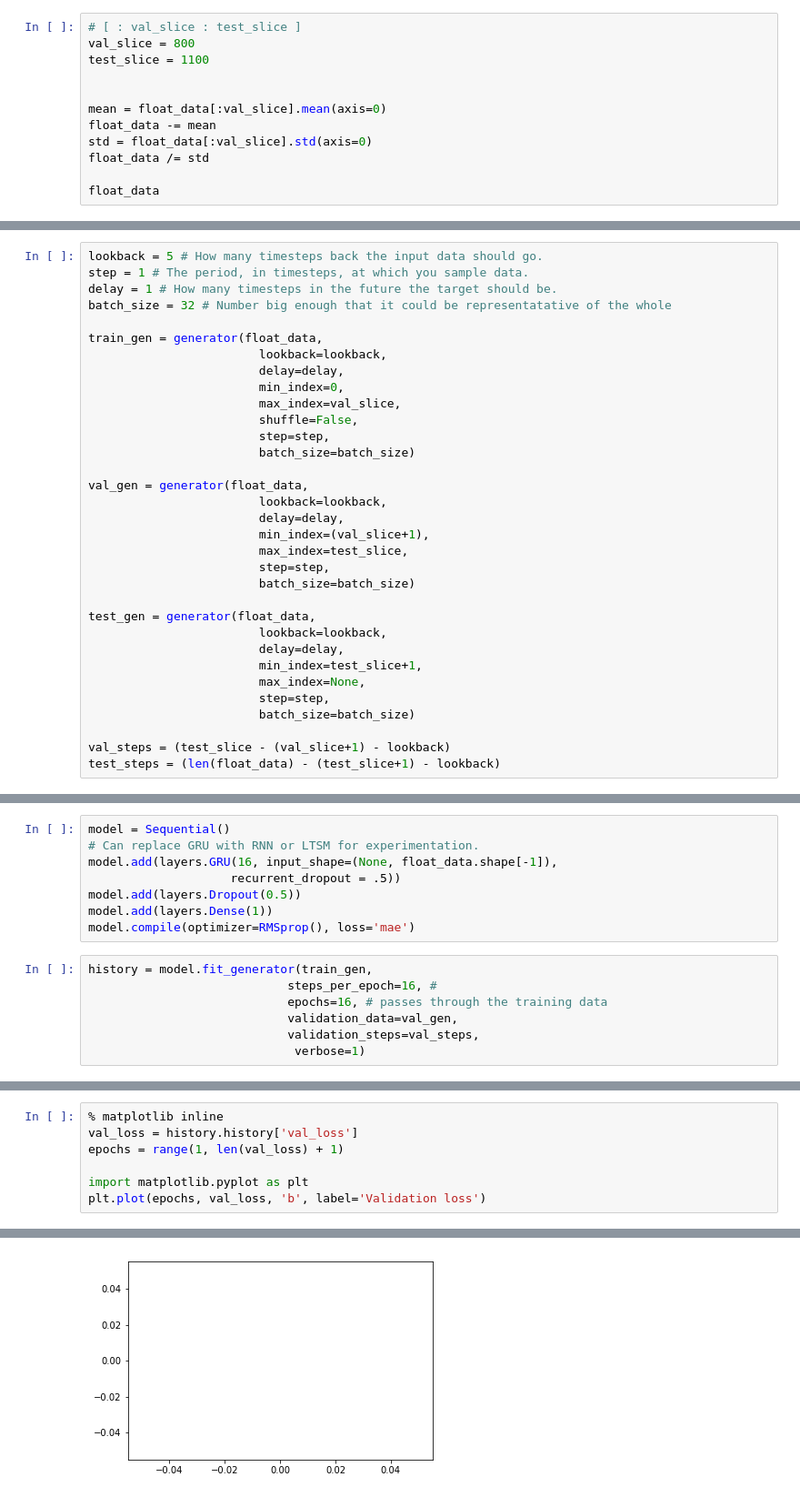
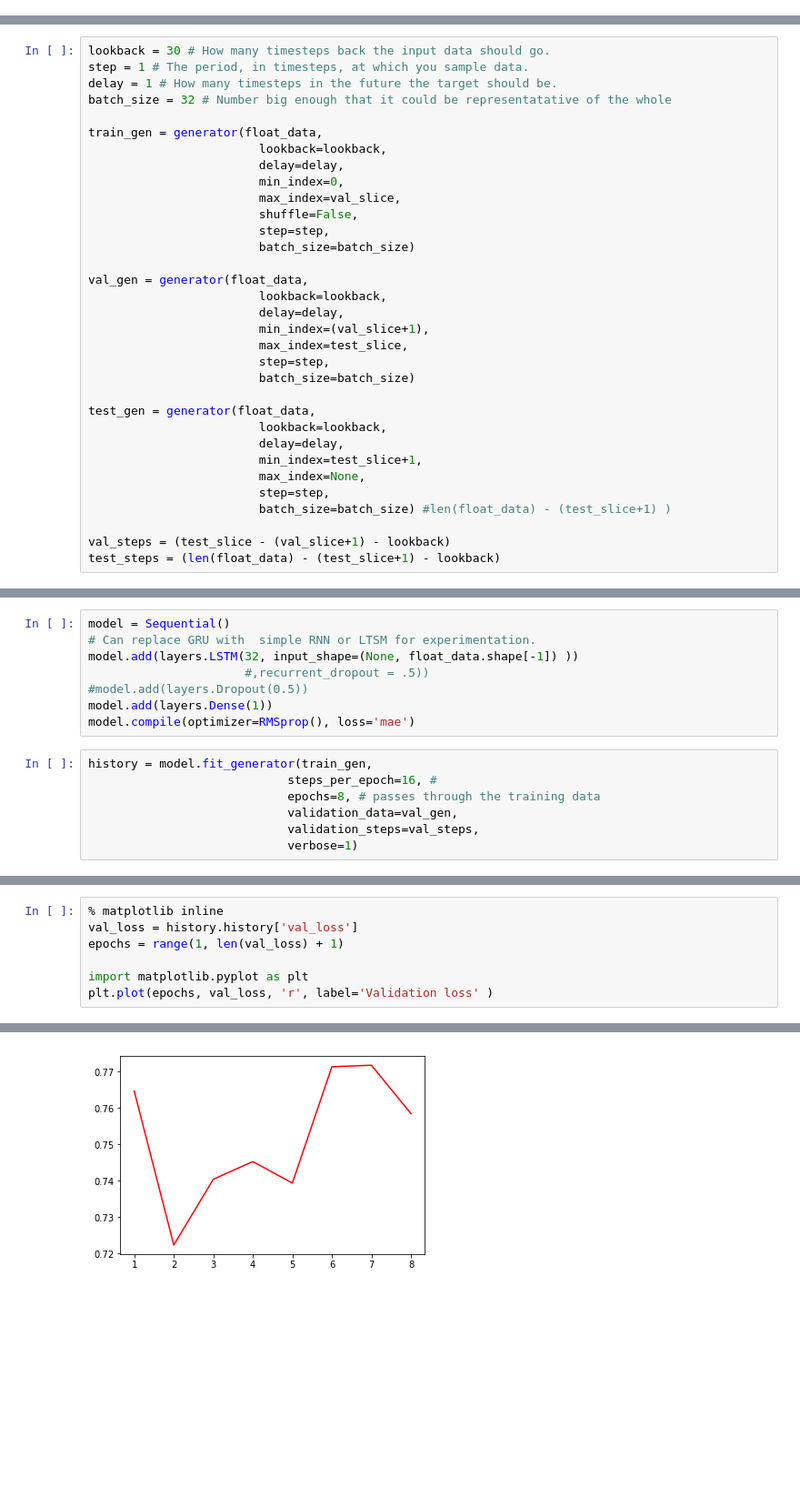
Before and after one commit to c-hamilton/data301_project, a Jupyter notebook: RNN.ipynb, the cells around one changed output, grey strips where cells are left out. Shown at 91% size. Cells and saved outputs as stored; diff of their text form; blank space fills up the shorter version.

```diff
--- a/RNN.ipynb
+++ b/RNN.ipynb
@@ -74,13 +127 @@ def generator(data, lookback, delay, min_index, max_index,
         yield samples, targets
-# %%
-# [ : val_slice : test_slice ]
-val_slice = 800
-test_slice = 1100
-
-
-mean = float_data[:val_slice].mean(axis=0)
-float_data -= mean
-std = float_data[:val_slice].std(axis=0)
-float_data /= std
-
-float_data
@@ -101,5 +128,5 @@ array([[ 2.18904235,  0.76939297,  1.60981269, ...,         nan,
 # %%
-lookback = 5 # How many timesteps back the input data should go.
+lookback = 30 # How many timesteps back the input data should go.
 step = 1 # The period, in timesteps, at which you sample data.
 delay = 1 # How many timesteps in the future the target should be.
 batch_size = 32 # Number big enough that it could be representatative of the whole
@@ -127,7 +154,7 @@ test_gen = generator(float_data,
                         min_index=test_slice+1,
                         max_index=None,
                         step=step,
-                        batch_size=batch_size)
+                        batch_size=batch_size) #len(float_data) - (test_slice+1) )
 
 val_steps = (test_slice - (val_slice+1) - lookback)
 test_steps = (len(float_data) - (test_slice+1) - lookback)
@@ -144,16 +173,16 @@ from keras.optimizers import RMSprop
 # %%
 model = Sequential()
-# Can replace GRU with RNN or LTSM for experimentation.
-model.add(layers.GRU(16, input_shape=(None, float_data.shape[-1]),
-                    recurrent_dropout = .5))
-model.add(layers.Dropout(0.5))
+# Can replace GRU with  simple RNN or LTSM for experimentation.
+model.add(layers.LSTM(32, input_shape=(None, float_data.shape[-1]) ))
+                      #,recurrent_dropout = .5))
+#model.add(layers.Dropout(0.5))
 model.add(layers.Dense(1))
 model.compile(optimizer=RMSprop(), loss='mae')
 # %%
 history = model.fit_generator(train_gen,
                             steps_per_epoch=16, #
-                            epochs=16, # passes through the training data
+                            epochs=8, # passes through the training data
                             validation_data=val_gen,
                             validation_steps=val_steps,
-                             verbose=1)
+                            verbose=1)
 # %% [output]
@@ -177,10 +205,10 @@ Epoch 16/16
 # %%
 % matplotlib inline
 val_loss = history.history['val_loss']
 epochs = range(1, len(val_loss) + 1)
 
 import matplotlib.pyplot as plt
-plt.plot(epochs, val_loss, 'b', label='Validation loss')
+plt.plot(epochs, val_loss, 'r', label='Validation loss' )
 # %% [output]
 [<matplotlib.lines.Line2D at 0x...>]
-[figure, old version]
+[figure, new version]
```
Also changed, not shown: parts of 27 cells of this notebook, 1 other file.
